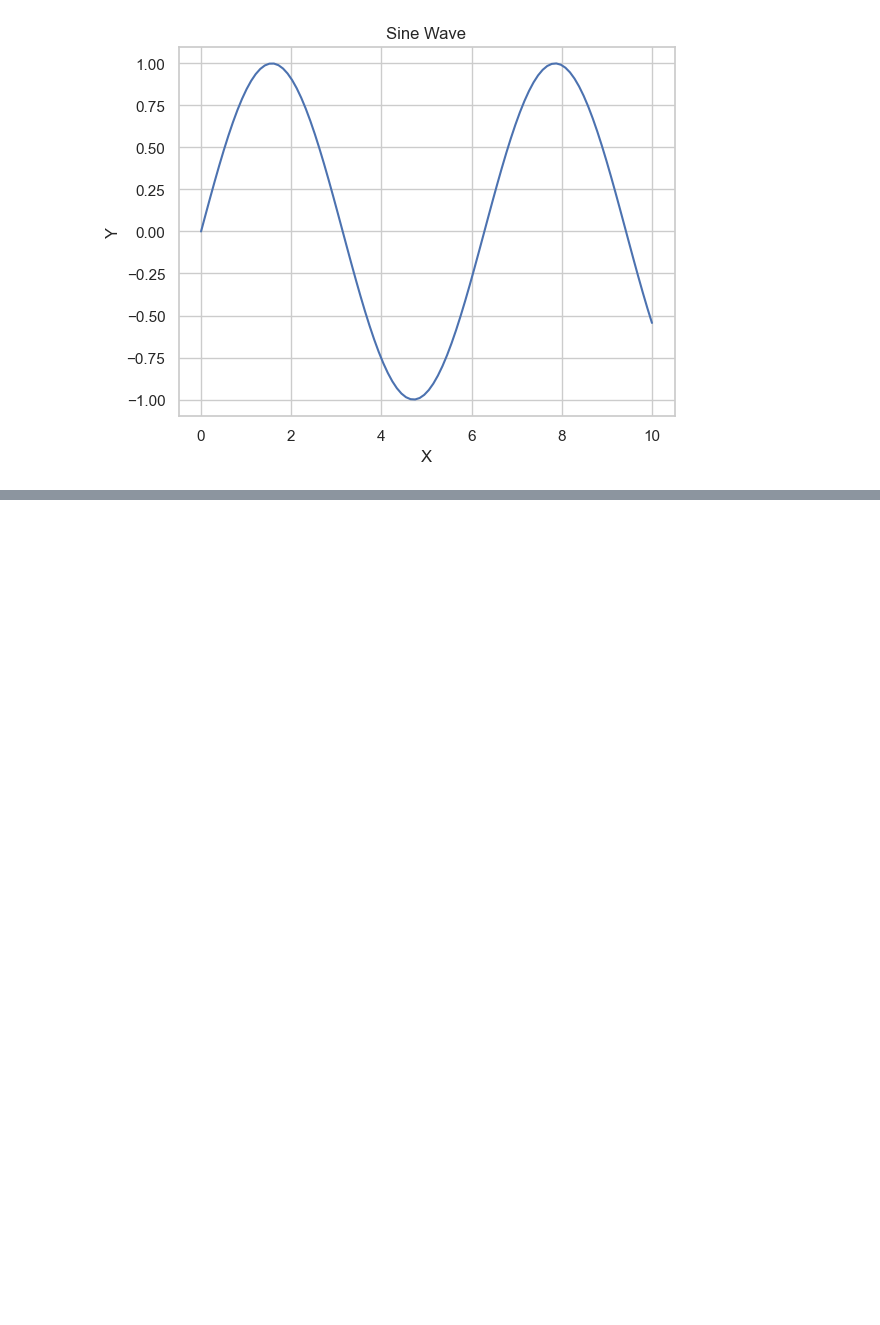
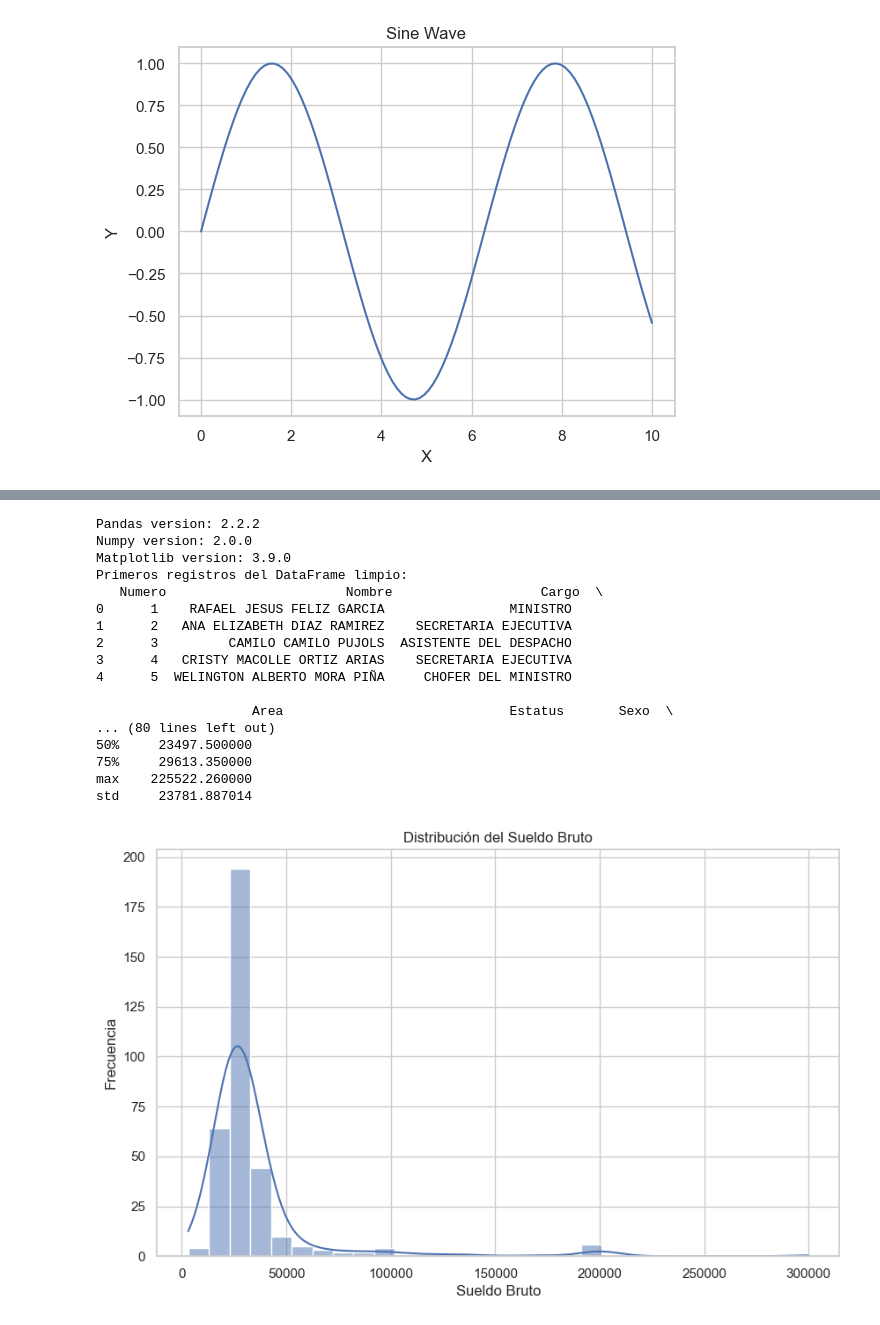
Before and after one commit to JeremyBourdier/incomeinference, a Jupyter notebook: notebooks/MJ-JUNIO-2024/01_data_preparatio.ipynb, the cells around one changed output, grey strips where cells are left out. Cells and saved outputs as stored; diff of their text form; code cells hidden in the pictures; blank space fills up the shorter version.

Commit message:
Ajustes en la preparacion de la data

```diff
--- a/notebooks/MJ-JUNIO-2024/01_data_preparatio.ipynb
+++ b/notebooks/MJ-JUNIO-2024/01_data_preparatio.ipynb
@@ -89,0 +89,61 @@ OSError: Cannot save file into a non-existent directory: 'c:\Users\bourd\source\
+# %%
+import matplotlib.pyplot as plt
+import seaborn as sns
+
+# Configuración de visualización para gráficos
+sns.set(style="whitegrid")
+
+# Mostrar todas las columnas de los dataframes
+pd.set_option('display.max_columns', None)
+
+# Verificar las versiones de las librerías
+print(f"Pandas version: {pd.__version__}")
+print(f"Numpy version: {np.__version__}")
+print(f"Matplotlib version: {plt.matplotlib.__version__}")
+
+# Ver los primeros registros del DataFrame
+print("Primeros registros del DataFrame limpio:\n", df.head())
+
+# Verificar los tipos de datos de cada columna
+print("\nTipos de datos del DataFrame:\n", df.dtypes)
+
+# Verificar la existencia de valores nulos
+print("\nValores nulos en cada columna:\n", df.isnull().sum())
+
+# Análisis descriptivo básico
+print("\nEstadísticas descriptivas del DataFrame:\n", df.describe())
+
+# Histograma de la columna 'Sueldo_Bruto'
+plt.figure(figsize=(10, 6))
+sns.histplot(df['Sueldo_Bruto'], kde=True, bins=30)
+plt.title('Distribución del Sueldo Bruto')
+plt.xlabel('Sueldo Bruto')
+plt.ylabel('Frecuencia')
+plt.show()
+
+# Boxplot de 'Sueldo_Bruto' por 'Sexo'
+plt.figure(figsize=(10, 6))
+sns.boxplot(x='Sexo', y='Sueldo_Bruto', data=df)
+plt.title('Sueldo Bruto por Sexo')
+plt.xlabel('Sexo')
+plt.ylabel('Sueldo Bruto')
+plt.show()
+# %% [output]
+Pandas version: 2.2.2
+Numpy version: 2.0.0
+Matplotlib version: 3.9.0
+Primeros registros del DataFrame limpio:
+   Numero                       Nombre                   Cargo  \
+0      1    RAFAEL JESUS FELIZ GARCIA                MINISTRO
+1      2   ANA ELIZABETH DIAZ RAMIREZ    SECRETARIA EJECUTIVA
+2      3         CAMILO CAMILO PUJOLS  ASISTENTE DEL DESPACHO
+3      4   CRISTY MACOLLE ORTIZ ARIAS    SECRETARIA EJECUTIVA
+4      5  WELINGTON ALBERTO MORA PIÑA     CHOFER DEL MINISTRO
+
+                    Area                             Estatus       Sexo  \
+... (80 lines left out)
+50%     23497.500000
+75%     29613.350000
+max    225522.260000
+std     23781.887014
+[figure, added]
```
Also changed, not shown: parts of 4 cells of this notebook, 4 other files.
